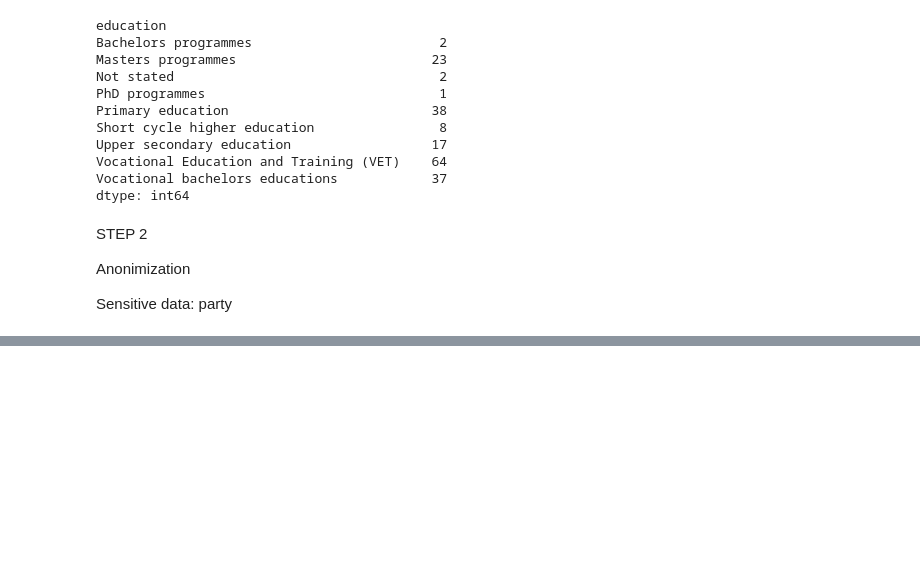
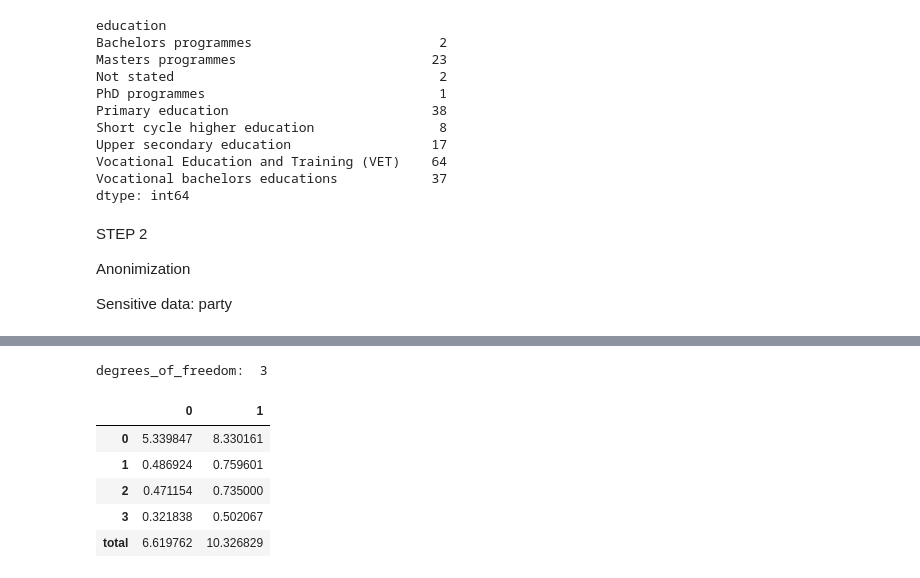
Before and after one commit to biobab/priv_proj, a Jupyter notebook: proj.ipynb, the cells around one changed output, grey strips where cells are left out. Drawn from its saved outputs; the diff is of its cells as text; code cells hidden in the pictures; blank space fills up the shorter version.

```diff
--- a/proj.ipynb
+++ b/proj.ipynb
@@ -786,0 +894,15 @@ private
+# %%
+#age
+df_anonym_age = grouping(anonymized_survey_data,"age_group","party")
+anonym_age_expectations = expectation(df_anonym_age)
+anonym_chi_age, dof = chi_square(anonym_age_expectations,df_anonym_age)
+print("degrees_of_freedom: ",dof)
+anonym_chi_age
+# %% [output]
+degrees_of_freedom:  3
+|  | 0 | 1 |
+| 0 | 5.339847 | 8.330161 |
+| 1 | 0.486924 | 0.759601 |
+| 2 | 0.471154 | 0.735000 |
+| 3 | 0.321838 | 0.502067 |
+| total | 6.619762 | 10.326829 |
```
Also changed, not shown: parts of 39 cells of this notebook, 2 other files.
